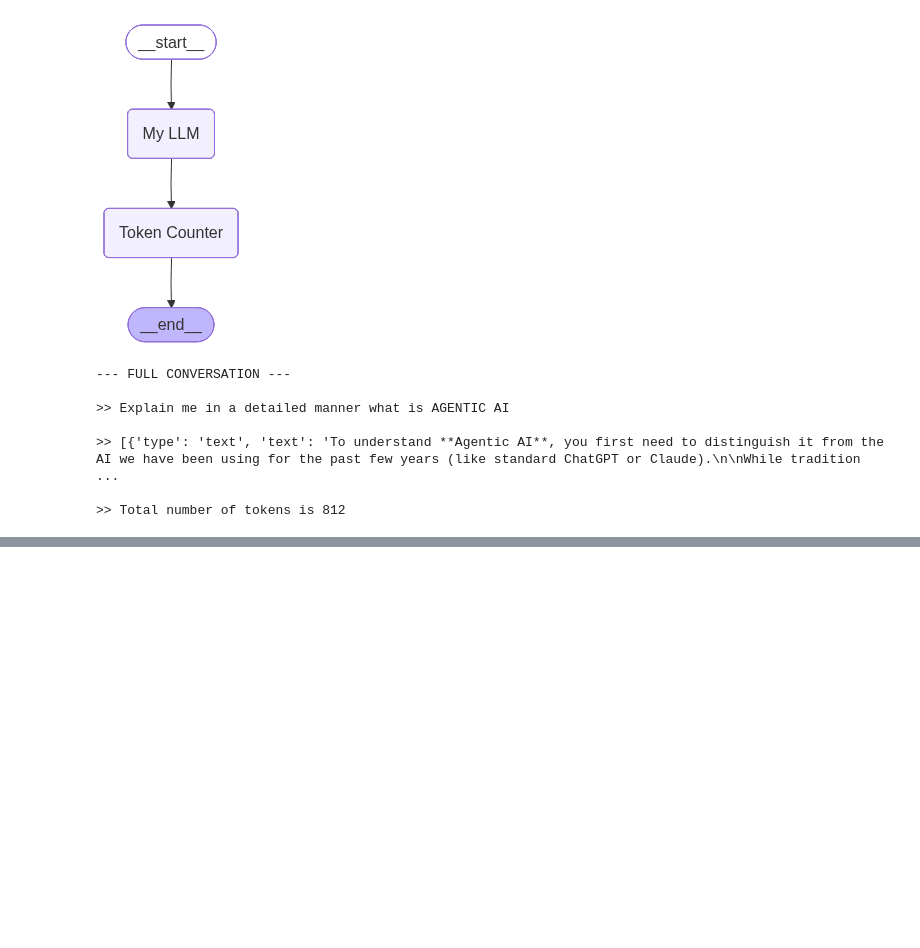
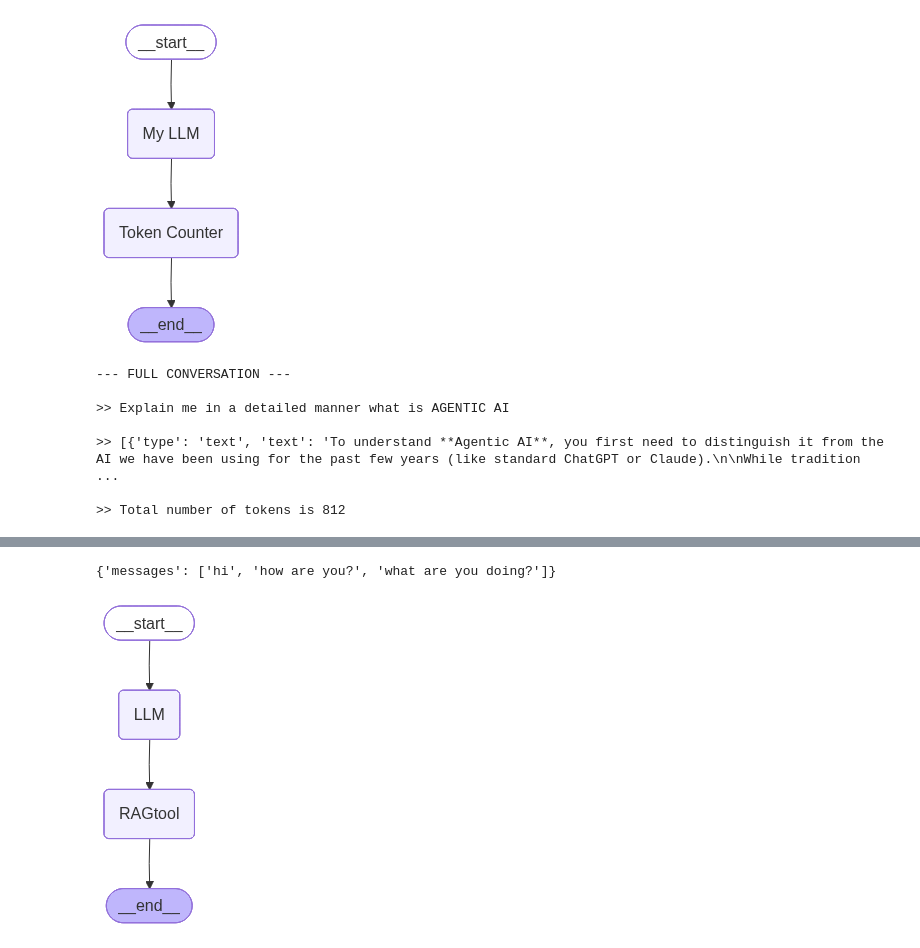
Before and after one commit to sbehu/langgraph_agents_getting_started, a Jupyter notebook: langgraph-agents/langgraph_introduction.ipynb, the cells around one changed output, grey strips where cells are left out. Saved outputs shown, nothing was run; the diff lists cells and outputs as text; code cells hidden in the pictures; blank space fills up the shorter version.

Commit message:
Added another agent

```diff
--- a/langgraph-agents/langgraph_introduction.ipynb
+++ b/langgraph-agents/langgraph_introduction.ipynb
@@ -176,0 +223,51 @@ GoogleGenerativeAIError: Error embedding content (NOT_FOUND): 404 NOT_FOUND. {'e
+# %%
+# We are flowing this state across the different different nodes inside the langgraph workflow
+AgentState
+# %% [output]
+{'messages': ['hi', 'how are you?', 'what are you doing?']}
+# %%
+def function_1(state: GraphState):
+    message=state["messages"]
+
+    question=message[-1]
+
+    complete_prompt="Your task is to provide only the brief answer based on the user query. \
+        Don't include too much reasoning. Following is the user query: " + question
+
+    response = llm.invoke(complete_prompt)
+
+
+    return {"messages": [response.content]}
+# %%
+def function_2(state: GraphState):
+    messages = state['messages']
+
+    question = messages[0] ## Fetching the user question
+
+    template = """Answer the question based only on the following context:
+    {context}
+
+    Question: {question}
+    """
+    prompt = ChatPromptTemplate.from_template(template)
+
+    retrieval_chain = (
+        {"context": retriever, "question": RunnablePassthrough()}
+        | prompt
+        | llm
+        | StrOutputParser()
+        )
+    result = retrieval_chain.invoke(question)
+    return {"messages": [result]}
+# %%
+workflow=StateGraph(GraphState)
+workflow.add_node("LLM", function_1)
+workflow.add_node("RAGtool", function_2)
+workflow.add_edge('LLM', 'RAGtool')
+workflow.set_entry_point("LLM")
+workflow.set_finish_point("RAGtool")
+app2 = workflow.compile()
+# %%
+display(Image(app2.get_graph().draw_mermaid_png()))
+# %% [output]
+[figure, added]
```
Also changed, not shown: parts of 47 cells of this notebook.
